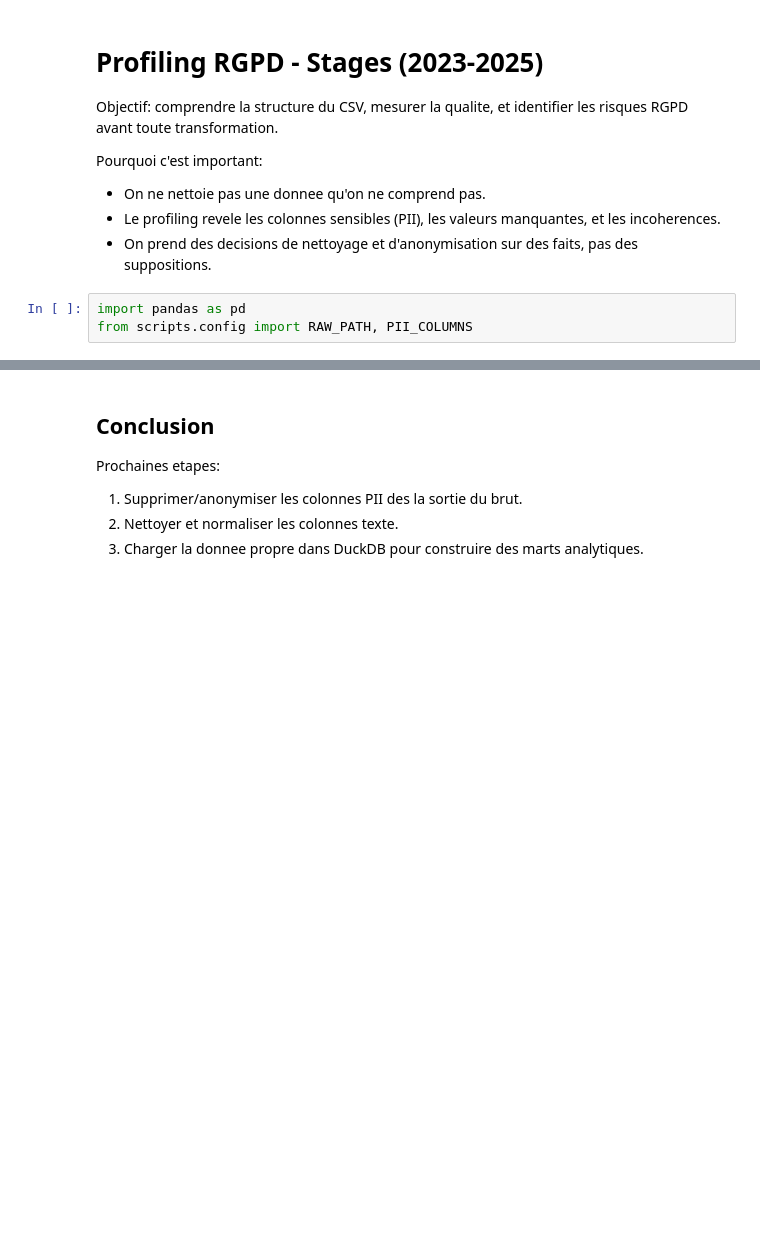
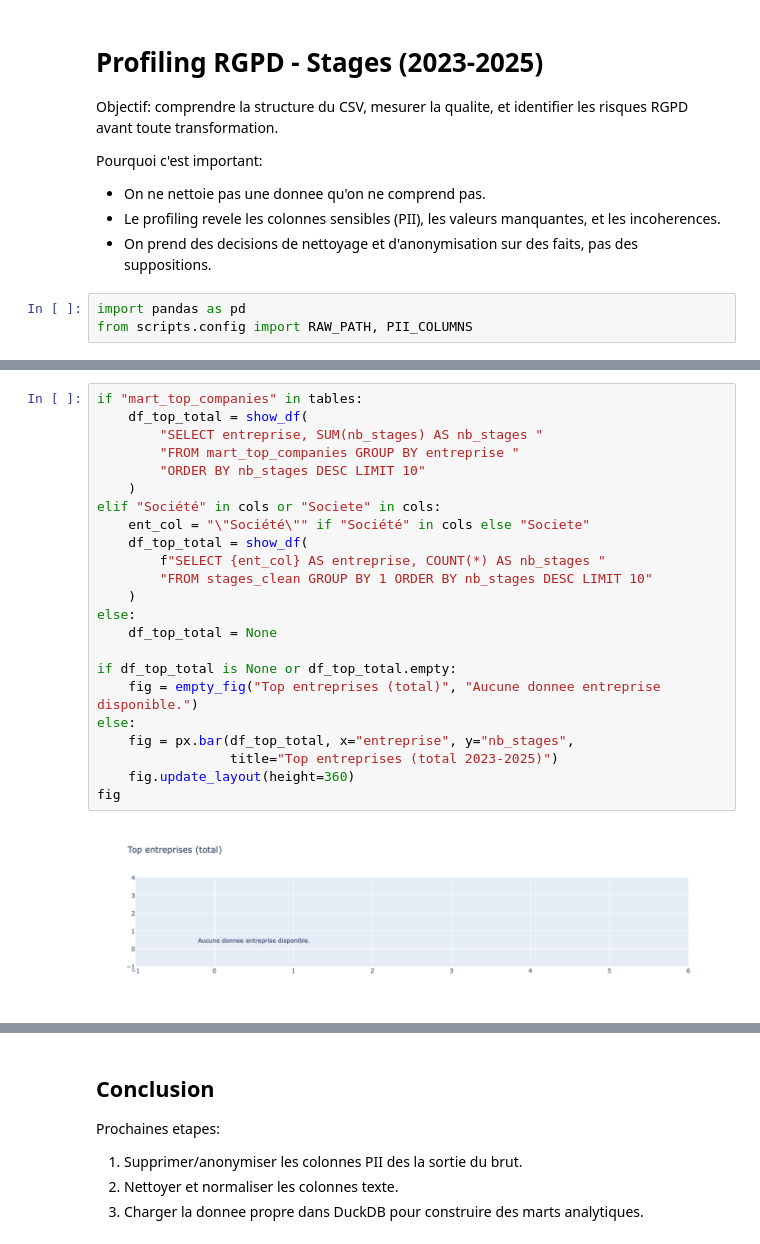
Before and after one commit to carel-guy/stages_analytics, a Jupyter notebook: notebooks/01_profiling_rgpd.ipynb, the cells around one changed output, grey strips where cells are left out. Drawn from its saved outputs; the diff is of its cells as text; blank space fills up the shorter version.

```diff
--- a/notebooks/01_profiling_rgpd.ipynb
+++ b/notebooks/01_profiling_rgpd.ipynb
@@ -31,0 +176,25 @@ df[non_pii_cols].head(3)
+# %%
+if "mart_top_companies" in tables:
+    df_top_total = show_df(
+        "SELECT entreprise, SUM(nb_stages) AS nb_stages "
+        "FROM mart_top_companies GROUP BY entreprise "
+        "ORDER BY nb_stages DESC LIMIT 10"
+    )
+elif "Société" in cols or "Societe" in cols:
+    ent_col = "\"Société\"" if "Société" in cols else "Societe"
+    df_top_total = show_df(
+        f"SELECT {ent_col} AS entreprise, COUNT(*) AS nb_stages "
+        "FROM stages_clean GROUP BY 1 ORDER BY nb_stages DESC LIMIT 10"
+    )
+else:
+    df_top_total = None
+
+if df_top_total is None or df_top_total.empty:
+    fig = empty_fig("Top entreprises (total)", "Aucune donnee entreprise disponible.")
+else:
+    fig = px.bar(df_top_total, x="entreprise", y="nb_stages",
+                 title="Top entreprises (total 2023-2025)")
+    fig.update_layout(height=360)
+fig
+# %% [output]
+[figure, added]
```
Also changed, not shown: parts of 18 cells of this notebook, 4 other files.
